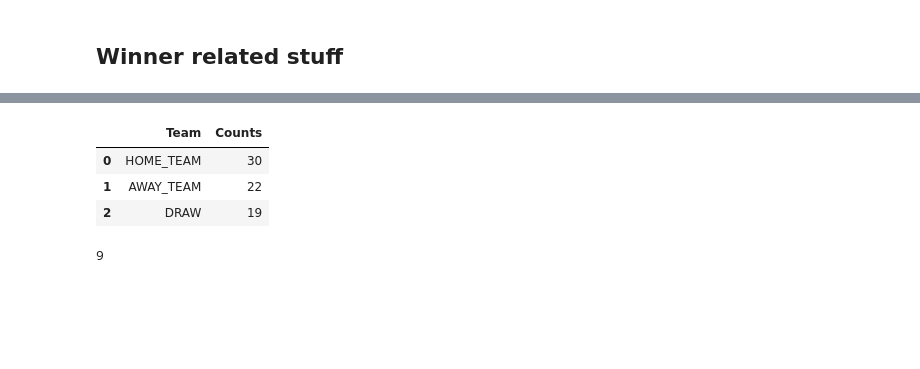
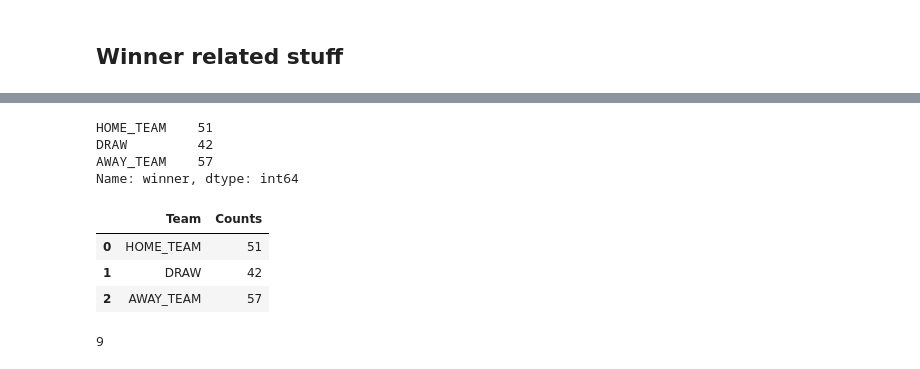
Before and after one commit to rensoostenbach/football-away-games-corona, a Jupyter notebook: Playground.ipynb, the cells around one changed output, grey strips where cells are left out. Drawn from its saved outputs; the diff is of its cells as text; code cells hidden in the pictures; blank space fills up the shorter version.

```diff
--- a/Playground.ipynb
+++ b/Playground.ipynb
@@ -27,3 +27,6 @@ id
 Name: corona, Length: 71, dtype: object
 # %% [markdown]
 ## Winner related stuff
+# %%
+df = pd.read_pickle('data/all_data.pickle')
+df = df[(df['corona'] == 'post') & (df['league'] == 'BL1')]
@@ -30,10 +49,17 @@ Name: corona, Length: 71, dtype: object
+# %%
+df['winner'].value_counts().sort_index(ascending=False)
+# %% [output]
+HOME_TEAM    51
+DRAW         42
+AWAY_TEAM    57
+Name: winner, dtype: int64
 # %%
-df['winner'].value_counts().rename_axis('Team').reset_index(name='Counts')
+df['winner'].value_counts().sort_index(ascending=False).rename_axis('Team').reset_index(name='Counts')
 # %% [output]
 |  | Team | Counts |
-| 0 | HOME_TEAM | 30 |
-| 1 | AWAY_TEAM | 22 |
-| 2 | DRAW | 19 |
+| 0 | HOME_TEAM | 51 |
+| 1 | DRAW | 42 |
+| 2 | AWAY_TEAM | 57 |
 # %%
 len(df[df['matchday'] == 2.0])
 # %% [output]
```
Also changed, not shown: parts of 7 cells of this notebook.
